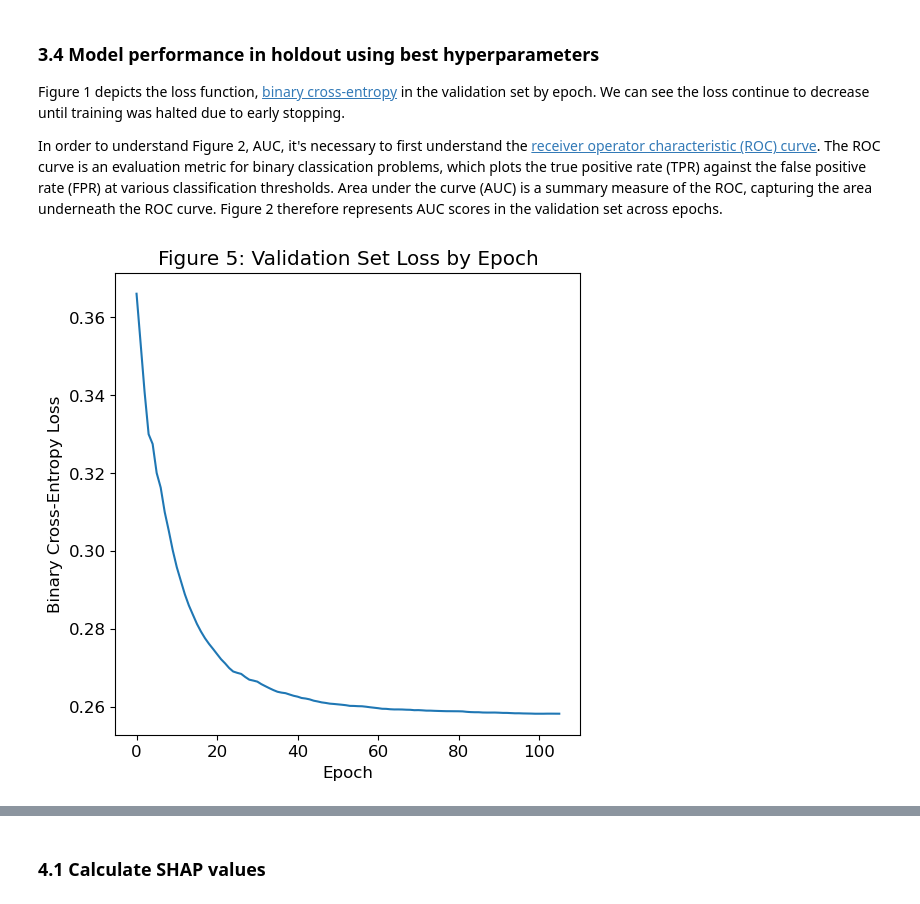
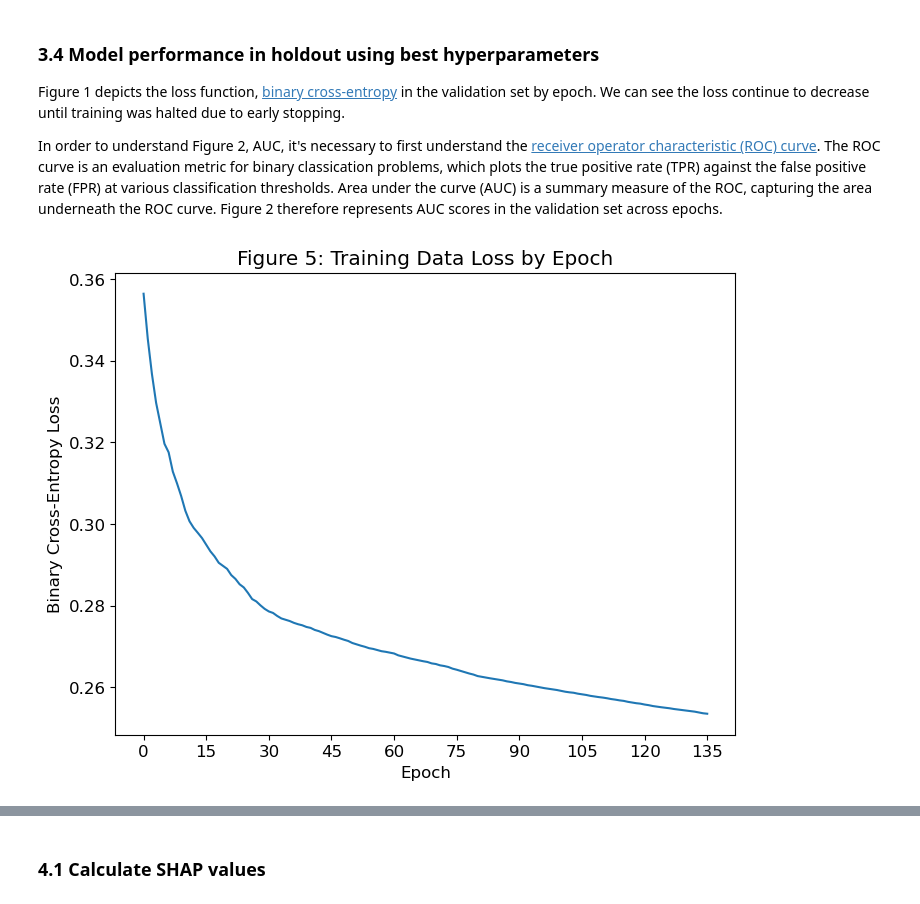
Before and after one commit to kingjosephm/gb_vehicle_injuries, a Jupyter notebook: analysis.ipynb, the cells around one changed output, grey strips where cells are left out. Saved outputs shown, nothing was run; the diff lists cells and outputs as text; code cells hidden in the pictures.

```diff
--- a/analysis.ipynb
+++ b/analysis.ipynb
@@ -451,12 +440,13 @@ Figure 1 depicts the loss function, [binary cross-entropy](https://en.wikipedia.
 
 In order to understand Figure 2, AUC, it's necessary to first understand the [receiver operator characteristic (ROC) curve](https://en.wikipedia.org/wiki/Receiver_operating_characteristic). The ROC curve is an evaluation metric for binary classication problems, which plots the true positive rate (TPR) against the false positive rate (FPR) at various classification thresholds. Area under the curve (AUC) is a summary measure of the ROC, capturing the area underneath the ROC curve. Figure 2 therefore represents AUC scores in the validation set across epochs.
 # %%
-plt.figure(figsize=(6,6))
-plt.plot(results['valid_0']['binary_logloss'])
-plt.title('Figure 5: Validation Set Loss by Epoch')
+ax = plt.figure(figsize=(8,6)).gca()
+plt.plot(results['training']['binary_logloss'])
+ax.xaxis.set_major_locator(MaxNLocator(integer=True))
+plt.title('Figure 5: Training Data Loss by Epoch')
 plt.xlabel('Epoch')
 plt.ylabel('Binary Cross-Entropy Loss')
 plt.show()
 # %% [output]
-[figure, old version]
+[figure, new version]
 # %%
```
Also changed, not shown: parts of 34 cells of this notebook.
